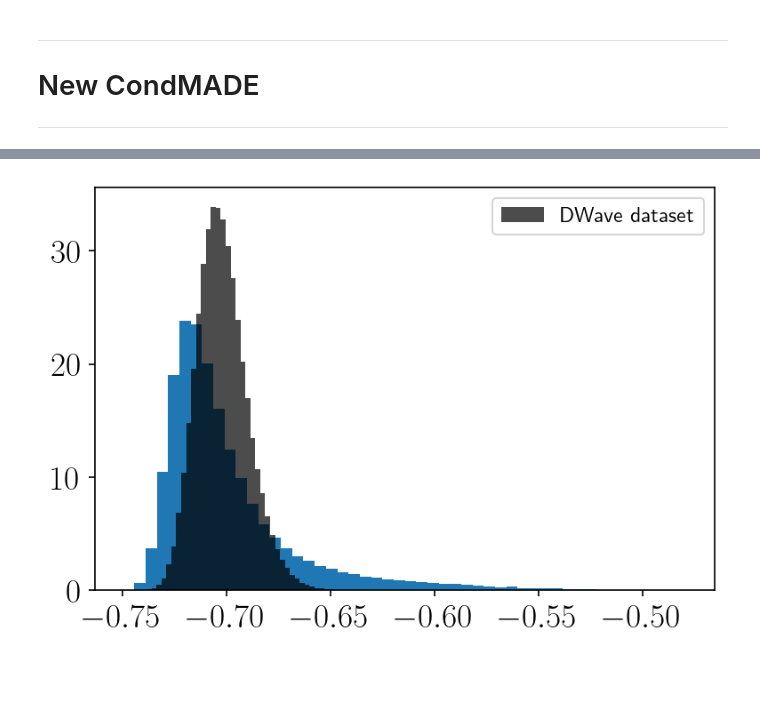
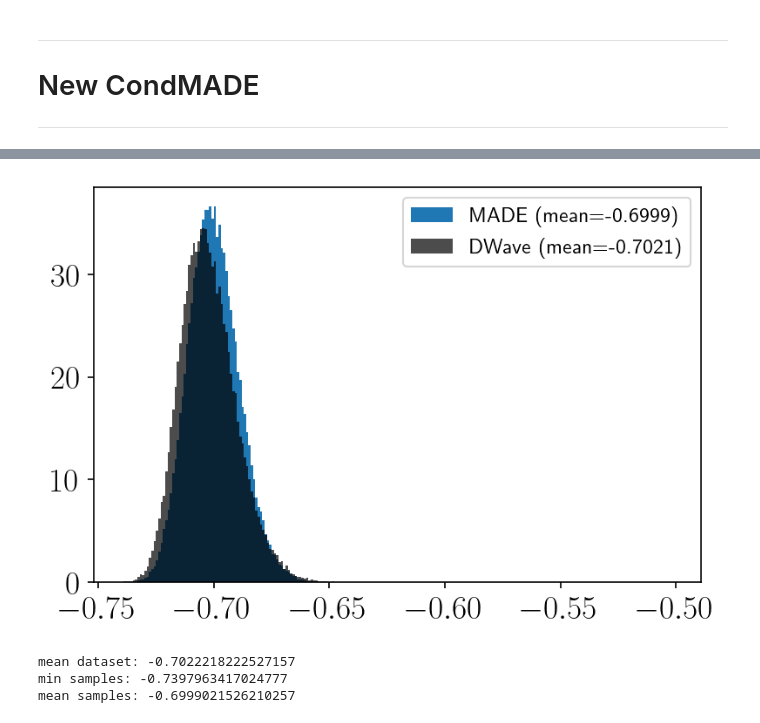
Before and after one commit to marveen94/n-mcmc-Luca, a Jupyter notebook: temp-484-spin.ipynb, the cells around one changed output, grey strips where cells are left out. Drawn from its saved outputs; the diff is of its cells as text; code cells hidden in the pictures; blank space fills up the shorter version.

```diff
--- a/temp-484-spin.ipynb
+++ b/temp-484-spin.ipynb
@@ -4,5 +4,5 @@ from src.utils.utils import *
 from src.utils import plot_config
 import matplotlib.pyplot as plt
 
-plt.rcParams["figure.dpi"] = 100
+plt.rcParams["figure.dpi"] = 150
 # %%
@@ -111,38 +86,32 @@ min dataset: -0.7433134379818196
 # %%
-samples067 = np.load("sample-100000_size-968-Econd-0.67_2023-11-10_484-dwave-newMADE.npz")
+samples067 = np.load("data/made-samples/484spins/484cond-var/sample-100000_size-968-Econd-0.67_2023-11-10_484-dwave-newMADE.npz")
 samples = samples067["sample"]
 
 engs067 = []
 for sample in samples:
     engs067.append(compute_energy(sample.flatten(), neigh, coup, len_neigh)/len(sample.flatten()))
 
-samples065 = np.load("sample-100000_size-968-Econd-0.65_2023-11-10_484-dwave-newMADE.npz")
-samples = samples065["sample"]
 
-engs065 = []
-for sample in samples:
-    engs065.append(compute_energy(sample.flatten(), neigh, coup, len_neigh)/len(sample.flatten()))
-
-samples07 = np.load("sample-100000_size-968-Econd-0.7_2023-11-10_484-dwave-newMADE.npz")
+samples07 = np.load("data/made-samples/484spins/484cond-var/sample-100000_size-968-Econd-0.7_2023-11-10_484-dwave-newMADE.npz")
 samples = samples07["sample"]
 
 engs07 = []
 for sample in samples:
     engs07.append(compute_energy(sample.flatten(), neigh, coup, len_neigh)/len(sample.flatten()))
 
-samples0755 = np.load("sample-100000_size-968-Econd-0.755_2023-11-10_484-dwave-newMADE.npz")
+samples0755 = np.load("data/made-samples/484spins/484cond-var/sample-100000_size-968-Econd-0.755_2023-11-10_484-dwave-newMADE.npz")
 samples = samples0755["sample"]
 
 engs0755 = []
 for sample in samples:
     engs0755.append(compute_energy(sample.flatten(), neigh, coup, len_neigh)/len(sample.flatten()))
 # %%
-# bins = np.arange(-0.74, -0.5, 0.001)
+bins = np.arange(-0.74, -0.5, 0.001)
 
-plt.hist(engs0755, bins=50, alpha=1, density=True)
-plt.hist(engs07, bins=50, density=True)
-plt.hist(engs067, bins=50, density=True)
-plt.hist(data_engs, bins=50, alpha=0.7, label="DWave dataset", density=True, color="k")
+plt.hist(engs0755, bins=bins, alpha=1, density=True)
+plt.hist(engs07, bins=bins, density=True)
+plt.hist(engs067, bins=bins, density=True)
+plt.hist(data_engs, bins=bins, alpha=0.7, label="DWave dataset", density=True, color="k")
 plt.vlines(-0.67, 0, 60, linestyle="dashed", color="green", label=r"$E_{cond}=-0.670$")
 plt.vlines(-0.755, 0, 60, linestyle="--", color="blue", label=r"$E_{cond}=-0.755$ (GS)")
 plt.vlines(-0.7, 0, 60, linestyle="--", color="orange", label=r"$E_{cond}=-0.700$ (data mean)")
@@ -154,14 +127,28 @@ plt.show()
 # %%
-samples2layers = np.load("sample-100000_size-968-Econd-0.65_2023-11-10_17-29-19.npz")
+dataset = np.load("data/484-z4-1mus/test-484spins-1nn-uniform-1mus.npy")
+data_engs = []
+for sample in dataset:
+    data_engs.append(compute_energy(sample.flatten(), neigh, coup, len_neigh)/len(sample.flatten()))
+
+
+samples2layers = np.load("data/made-samples/NotConditional/sample-100000_size-484-conditional-false.npz")
 samples = samples2layers["sample"]
 
 engs2layers = []
 for sample in samples:
     engs2layers.append(compute_energy(sample.flatten(), neigh, coup, len_neigh)/len(sample.flatten()))
 # %%
-plt.hist(engs067, bins=50, density=True)
-plt.hist(data_engs, bins=50, alpha=0.7, label="DWave dataset", density=True, color="k")
+
+plt.hist(engs2layers, bins=bins, density=True, label="MADE (mean=-0.6999)")
+plt.hist(data_engs, bins=bins, alpha=0.7, label="DWave (mean=-0.7021)", density=True, color="k")
+# plt.yscale("log")
 plt.legend(fontsize=11.5)
 plt.show()
+print(f"mean dataset: {np.mean(data_engs)}")
+print(f"min samples: {np.min(engs2layers)}")
+print(f"mean samples: {np.mean(engs2layers)}")
 # %% [output]
-[figure, old version]
+[figure, new version]
+mean dataset: -0.7022218222527157
+min samples: -0.7397963417024777
+mean samples: -0.6999021526210257
```
Also changed, not shown: parts of 32 cells of this notebook, 2 other files.
